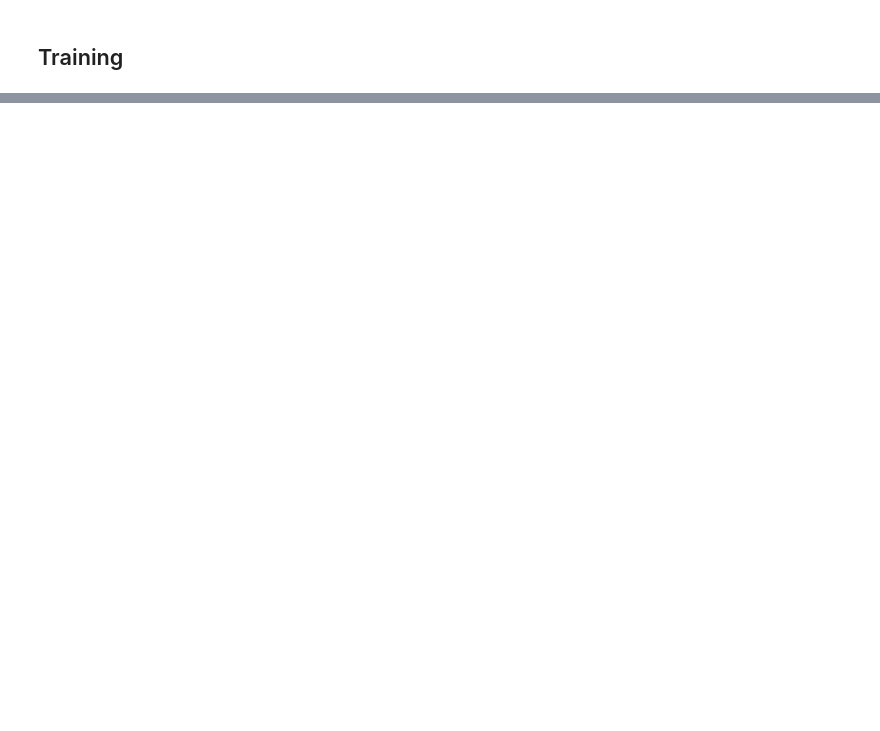
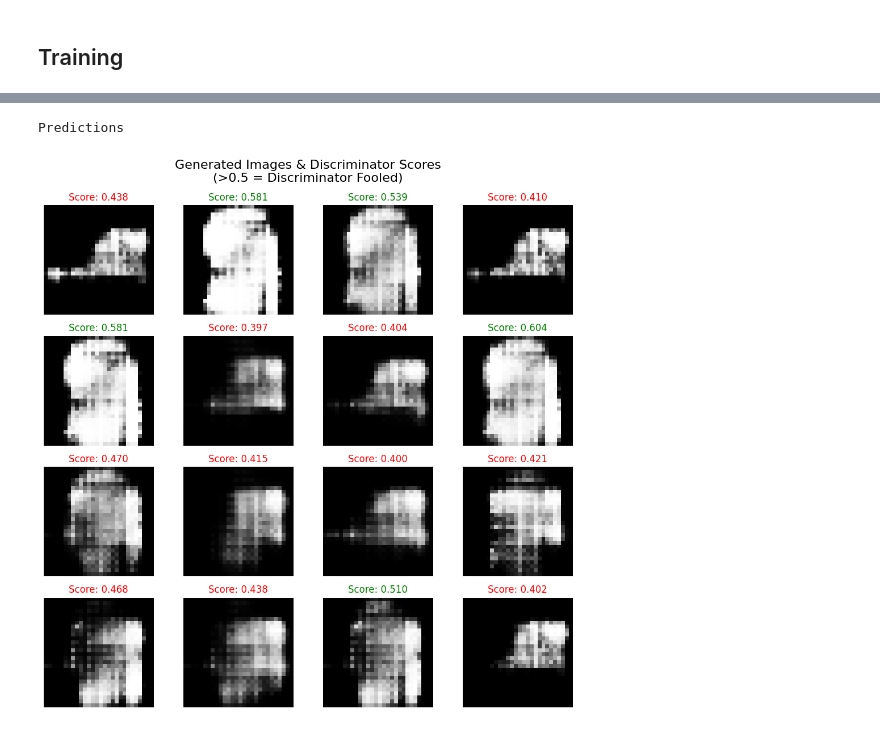
Before and after one commit to Grena30/Neural-Networks, a Jupyter notebook: notebooks/laboratory_work_5.ipynb, the cells around one changed output, grey strips where cells are left out. Cells and saved outputs as stored; diff of their text form; code cells hidden in the pictures; blank space fills up the shorter version.

```diff
--- a/notebooks/laboratory_work_5.ipynb
+++ b/notebooks/laboratory_work_5.ipynb
@@ -114,3 +145,29 @@ class DCGAN(models.Model):
+# %%
+def test_and_predict(generator, discriminator, latent_dim, num_images=16):
+    print("\nPredictions")
+
+    random_latent_vectors = tf.random.normal(shape=(num_images, latent_dim))
+    generated_images = generator(random_latent_vectors, training=False)
+    discriminator_scores = discriminator(generated_images, training=False)
+
+    # Rescale
+    generated_images = (generated_images + 1.0) / 2.0
+
+    fig, axes = plt.subplots(4, 4, figsize=(10, 10))
+    fig.suptitle('Generated Images & Discriminator Scores\n(>0.5 = Discriminator Fooled)', fontsize=16)
+
+    for i, ax in enumerate(axes.flatten()):
+        ax.imshow(generated_images[i, :, :, 0], cmap='gray')
+
+        score = discriminator_scores[i][0].numpy()
+
+        color = 'green' if score > 0.5 else 'red'
+        ax.set_title(f"Score: {score:.3f}", color=color)
+        ax.axis('off')
+
+    plt.tight_layout()
+    plt.subplots_adjust(top=0.90)
+    plt.show()
 # %% [markdown]
 ## Dataset
 # %%
@@ -198,0 +278,5 @@ KeyboardInterrupt:
+# %%
+test_and_predict(generator, discriminator, LATENT_DIM)
+# %% [output]
+Predictions
+[figure, added]
```
Also changed, not shown: parts of 7 cells of this notebook.
